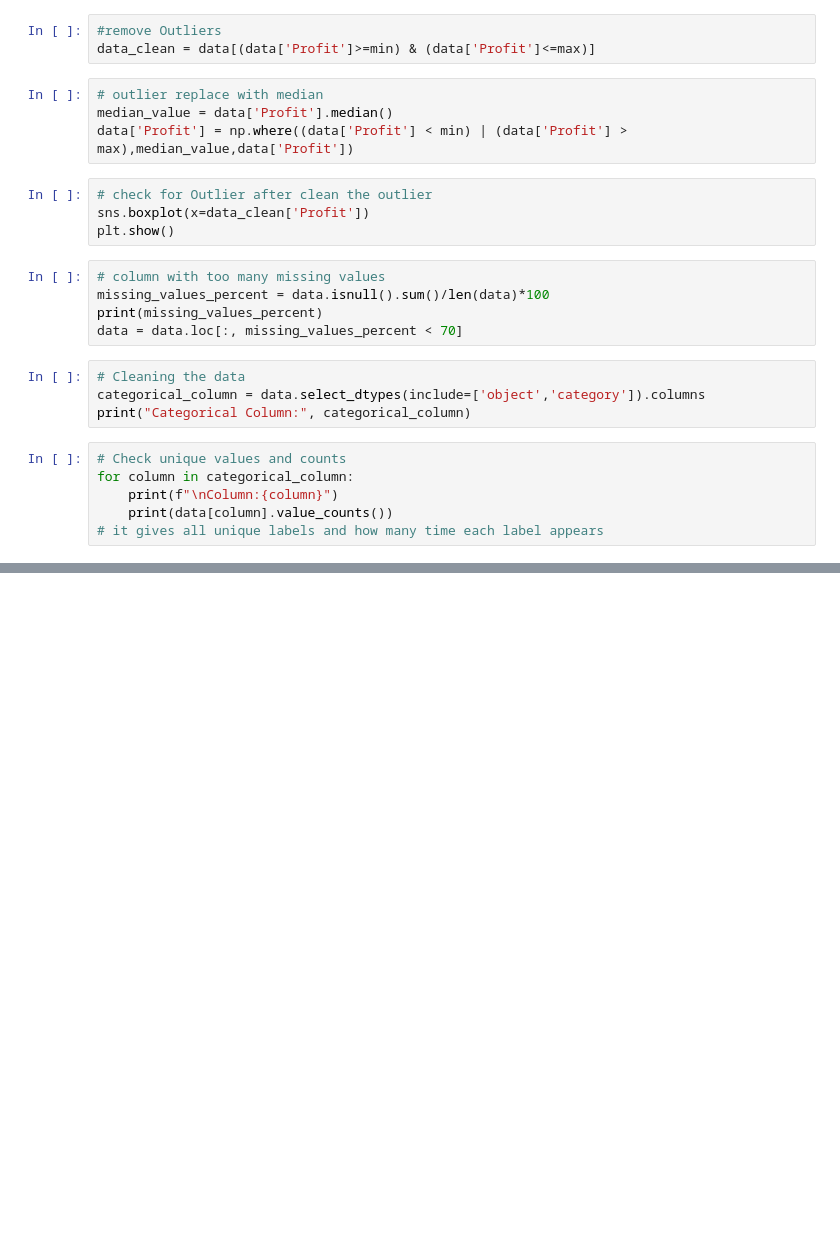
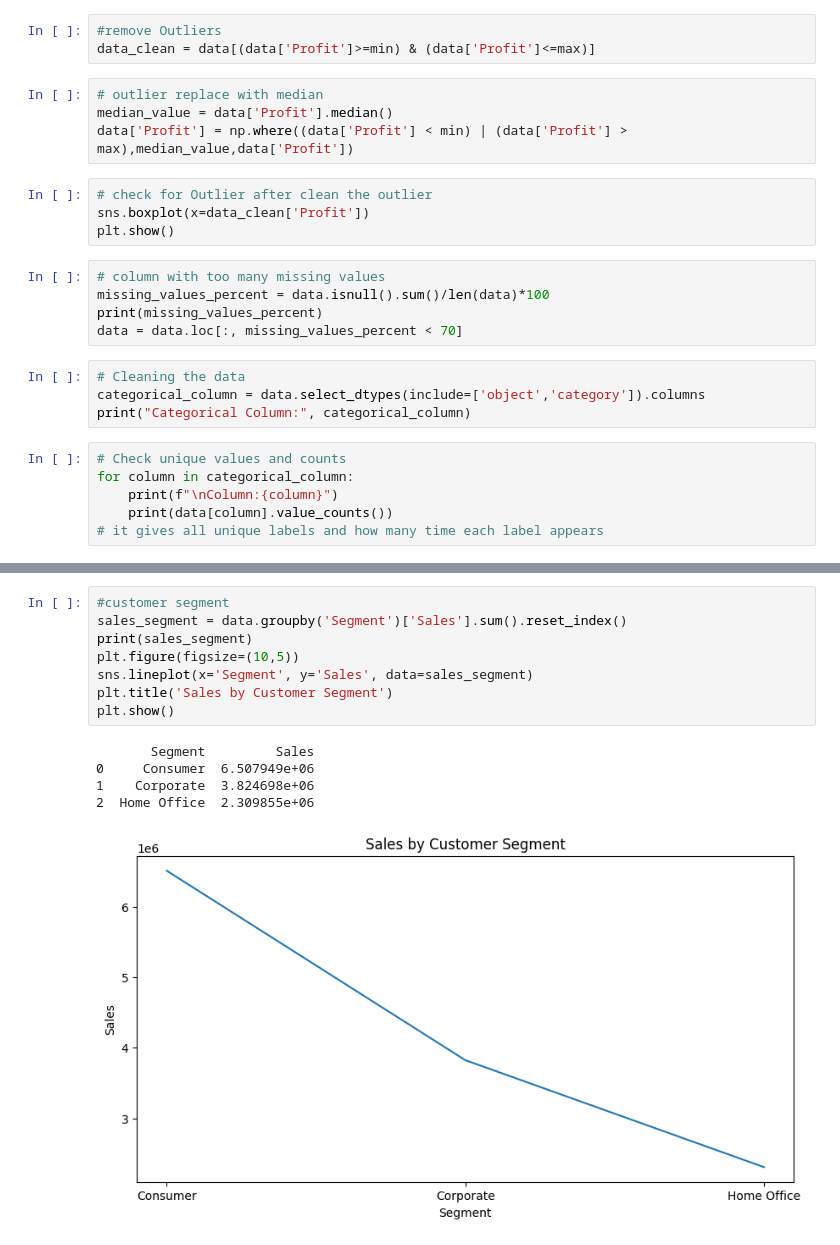
Before and after one commit to bhandari86/Global_retail_sales-_analysis, a Jupyter notebook: notebook/retailsales_analysis.ipynb, the cells around one changed output, grey strips where cells are left out. Drawn from its saved outputs; the diff is of its cells as text; blank space fills up the shorter version.

```diff
--- a/notebook/retailsales_analysis.ipynb
+++ b/notebook/retailsales_analysis.ipynb
@@ -83,0 +282,14 @@ for column in categorical_column:
+# %%
+#customer segment
+sales_segment = data.groupby('Segment')['Sales'].sum().reset_index()
+print(sales_segment)
+plt.figure(figsize=(10,5))
+sns.lineplot(x='Segment', y='Sales', data=sales_segment)
+plt.title('Sales by Customer Segment')
+plt.show()
+# %% [output]
+       Segment         Sales
+0     Consumer  6.507949e+06
+1    Corporate  3.824698e+06
+2  Home Office  2.309855e+06
+[figure, added]
```
Also changed, not shown: parts of 18 cells of this notebook.
